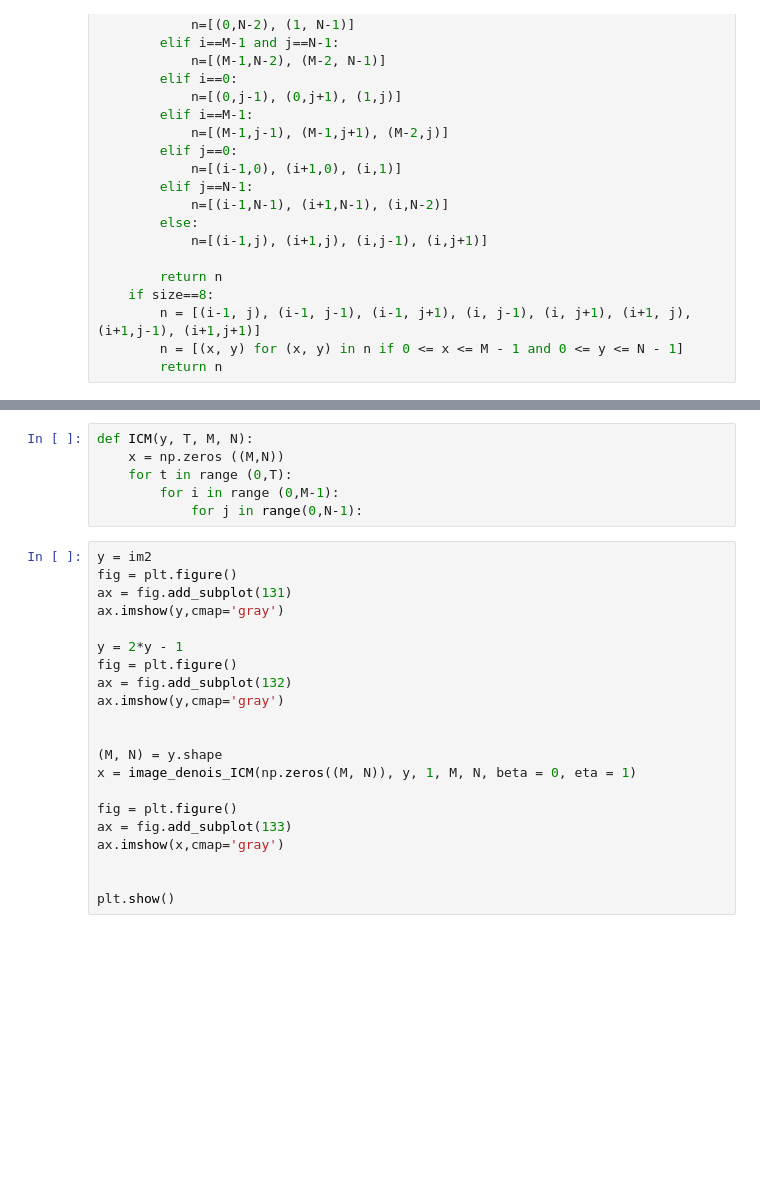
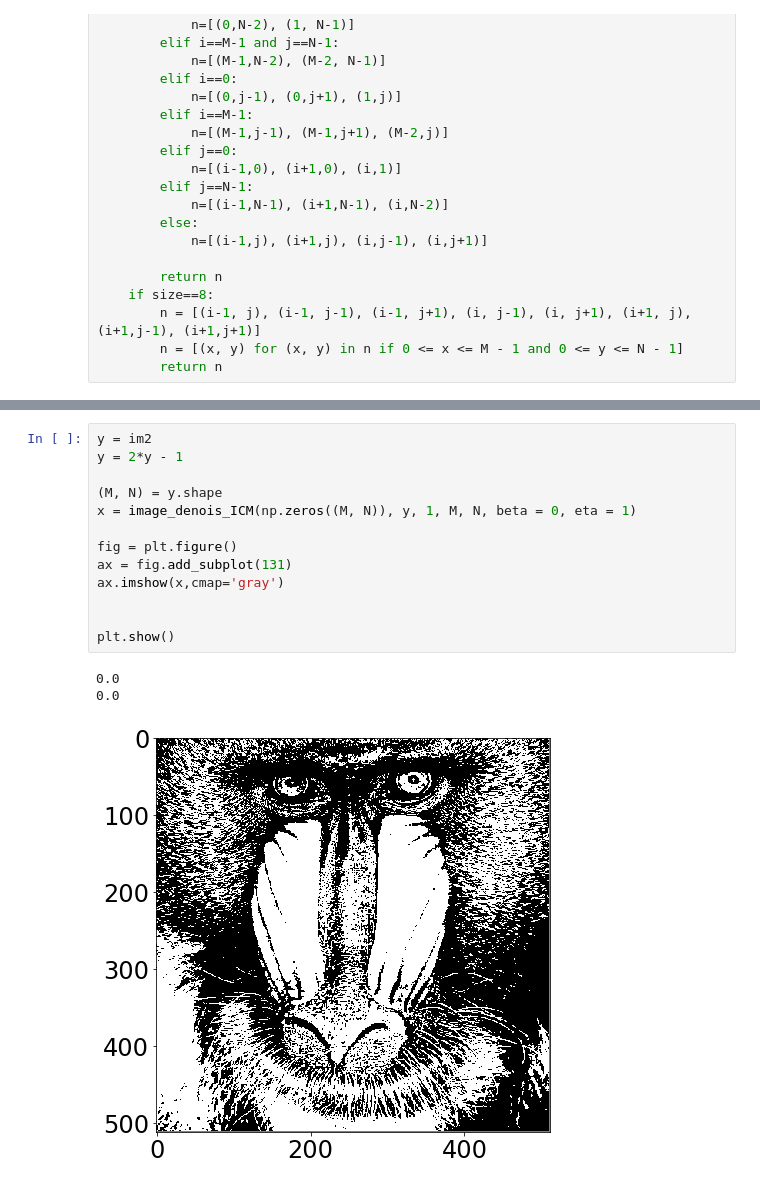
Before and after one commit to kheeran/COMS30007-Machine-Learning, a Jupyter notebook: Inference.ipynb, the cells around one changed output, grey strips where cells are left out. Saved outputs shown, nothing was run; the diff lists cells and outputs as text; blank space fills up the shorter version.

```diff
--- a/Inference.ipynb
+++ b/Inference.ipynb
@@ -154,30 +166,20 @@ def image_denois_ICM(x0, y, T, M, N, beta, eta):
                 else:
                     x[i][j] = -1
     return x
-# %%
-def ICM(y, T, M, N):
-    x = np.zeros ((M,N))
-    for t in range (0,T):
-        for i in range (0,M-1):
-            for j in range(0,N-1):
 # %%
 y = im2
-fig = plt.figure()
-ax = fig.add_subplot(131)
-ax.imshow(y,cmap='gray')
-
 y = 2*y - 1
-fig = plt.figure()
-ax = fig.add_subplot(132)
-ax.imshow(y,cmap='gray')
-
 
 (M, N) = y.shape
 x = image_denois_ICM(np.zeros((M, N)), y, 1, M, N, beta = 0, eta = 1)
 
 fig = plt.figure()
-ax = fig.add_subplot(133)
+ax = fig.add_subplot(131)
 ax.imshow(x,cmap='gray')
 
 
 plt.show()
+# %% [output]
+0.0
+0.0
+[figure, added]
```
Also changed, not shown: parts of 5 cells of this notebook.
